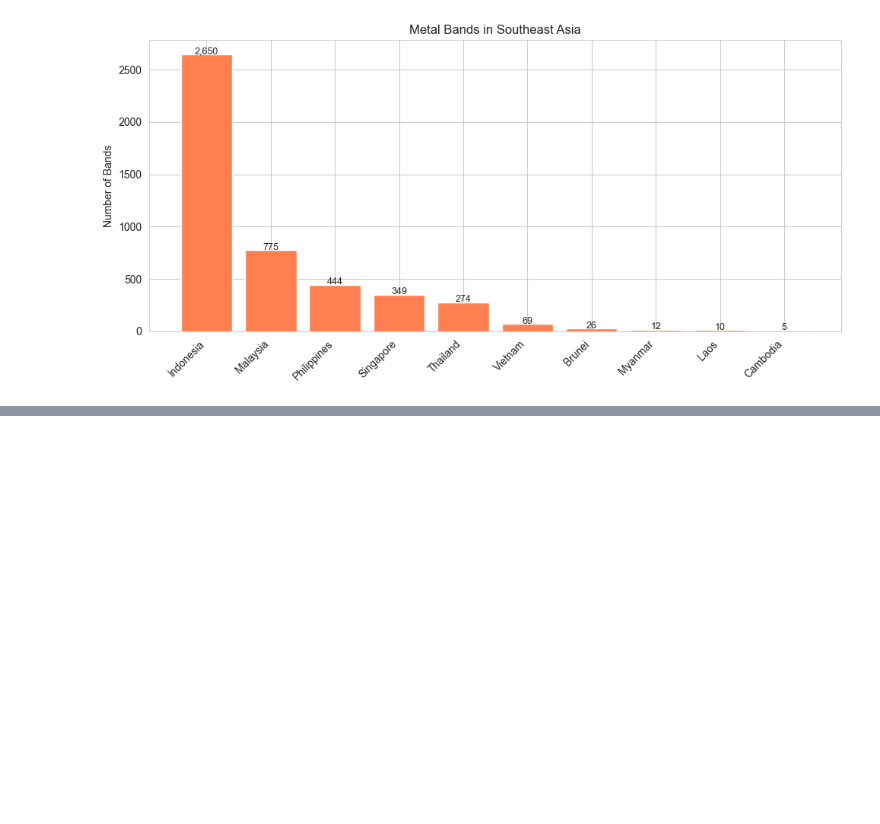
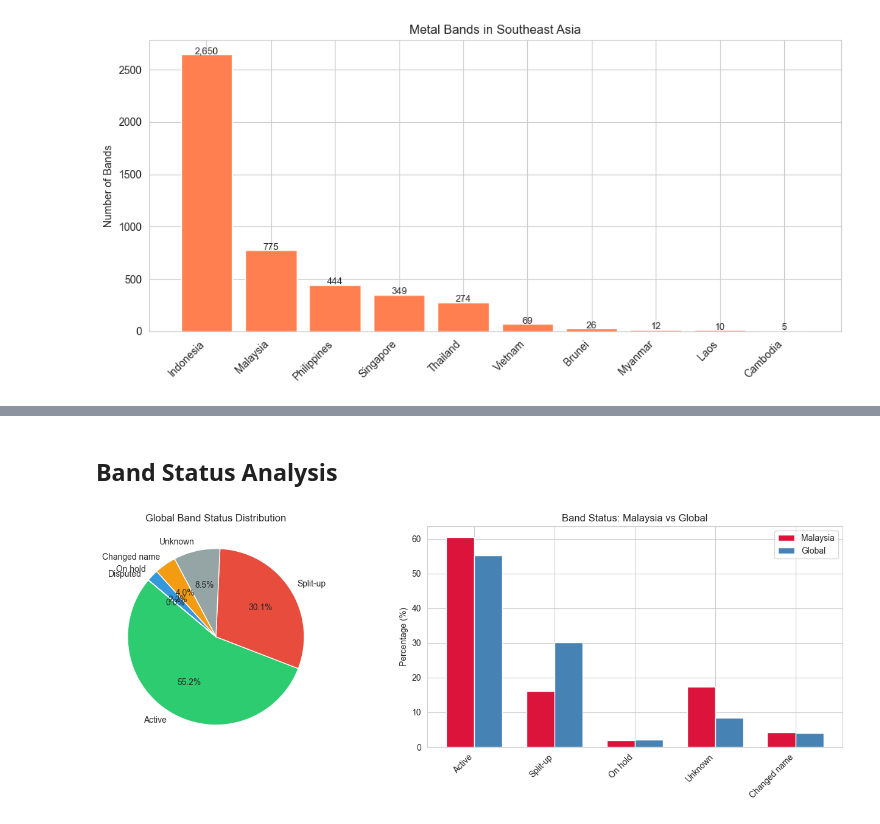
Before and after one commit to mharis8598/metal-eda, a Jupyter notebook: notebooks/01_eda.ipynb, the cells around one changed output, grey strips where cells are left out. Drawn from its saved outputs; the diff is of its cells as text; code cells hidden in the pictures; blank space fills up the shorter version.

```diff
--- a/notebooks/01_eda.ipynb
+++ b/notebooks/01_eda.ipynb
@@ -145,0 +205,36 @@ plt.show()
+# %% [markdown]
+## Band Status Analysis
+# %%
+status_counts = df["Status"].value_counts()
+
+fig, axes = plt.subplots(1, 2, figsize=(14, 5))
+
+# Global pie chart
+colors = ["#2ecc71", "#e74c3c", "#95a5a6", "#f39c12", "#3498db", "#9b59b6"]
+axes[0].pie(status_counts.values, labels=status_counts.index, autopct="%1.1f%%",
+            colors=colors, startangle=140)
+axes[0].set_title("Global Band Status Distribution")
+
+# Malaysia vs Global comparison
+df_my = df[df["Country"] == "Malaysia"]
+my_status = df_my["Status"].value_counts(normalize=True) * 100
+global_status = df["Status"].value_counts(normalize=True) * 100
+
+comparison = pd.DataFrame({"Malaysia": my_status, "Global": global_status}).fillna(0)
+comparison = comparison.loc[["Active", "Split-up", "On hold", "Unknown", "Changed name"]]
+
+x = range(len(comparison))
+width = 0.35
+axes[1].bar([i - width/2 for i in x], comparison["Malaysia"], width, label="Malaysia", color="crimson")
+axes[1].bar([i + width/2 for i in x], comparison["Global"], width, label="Global", color="steelblue")
+axes[1].set_ylabel("Percentage (%)")
+axes[1].set_title("Band Status: Malaysia vs Global")
+axes[1].set_xticks(x)
+axes[1].set_xticklabels(comparison.index, rotation=45, ha="right")
+axes[1].legend()
+
+plt.tight_layout()
+plt.savefig("../outputs/band_status_analysis.png", dpi=150, bbox_inches="tight")
+plt.show()
+# %% [output]
+[figure, added]
```
Also changed, not shown: parts of 5 cells of this notebook, 3 other files.
